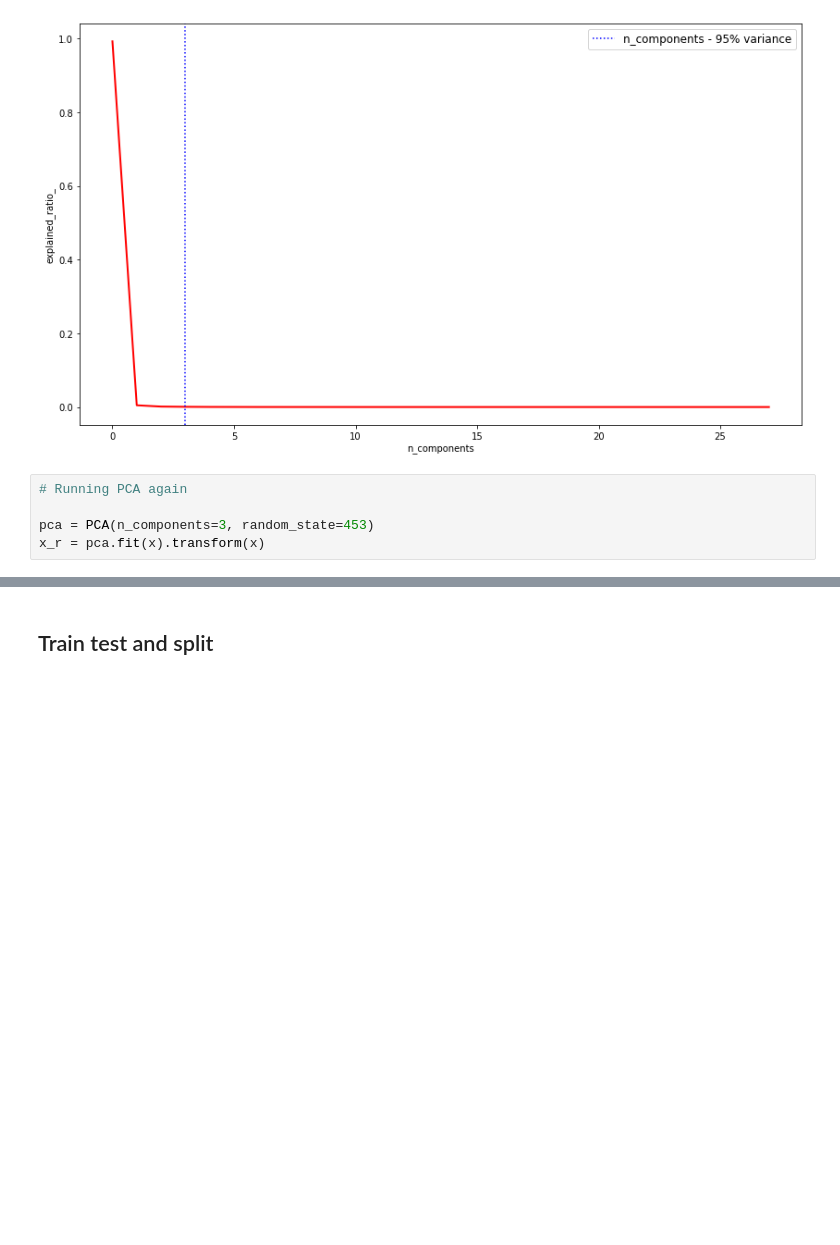
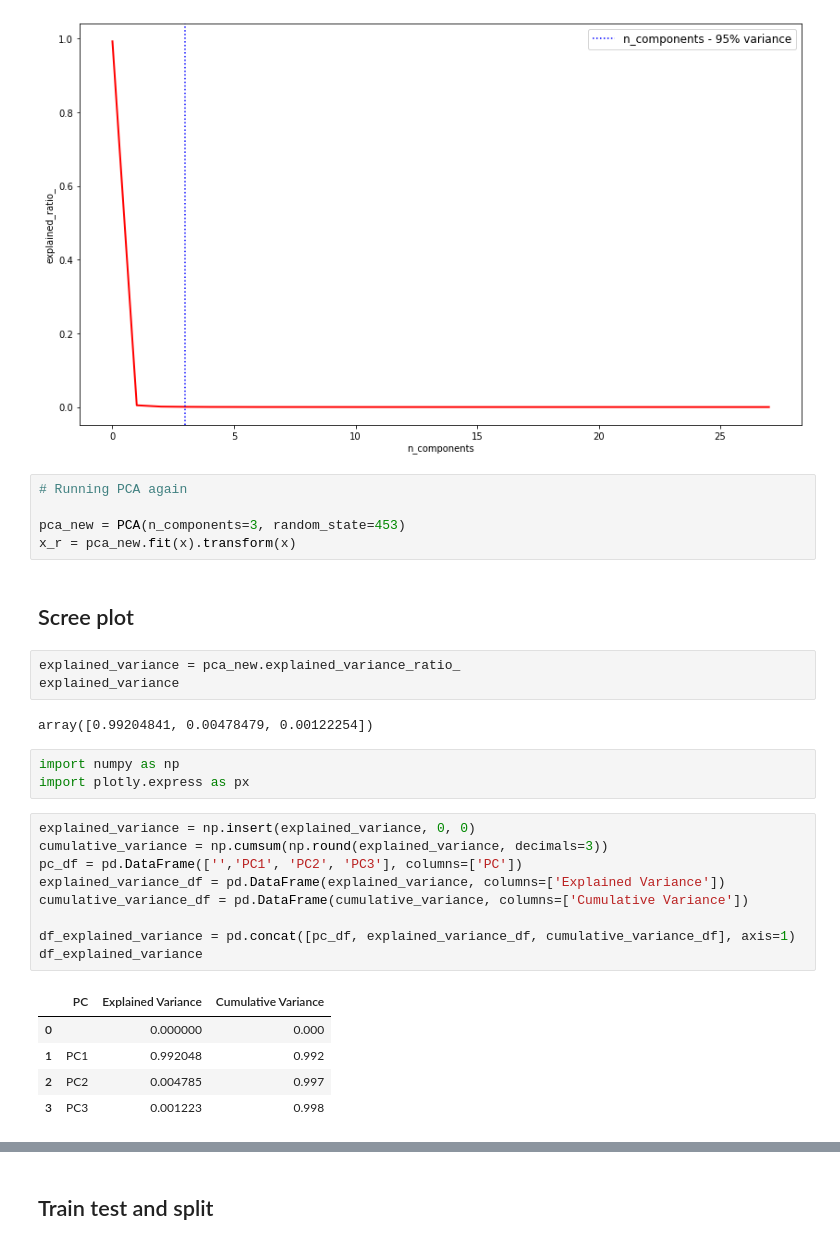
Before and after one commit to marco-milanesi/dynamic-weighing, a Jupyter notebook: Linear_regression.ipynb, the cells around one changed output, grey strips where cells are left out. Drawn from its saved outputs; the diff is of its cells as text; blank space fills up the shorter version.

Commit message:
Scree plot

```diff
--- a/Linear_regression.ipynb
+++ b/Linear_regression.ipynb
@@ -103,5 +103,30 @@ Variance explain with 28 components:  5935.689993207136
 # %%
 # Running PCA again
 
-pca = PCA(n_components=3, random_state=453)
-x_r = pca.fit(x).transform(x)
+pca_new = PCA(n_components=3, random_state=453)
+x_r = pca_new.fit(x).transform(x)
+# %% [markdown]
+## Scree plot
+# %%
+explained_variance = pca_new.explained_variance_ratio_
+explained_variance
+# %% [output]
+array([0.99204841, 0.00478479, 0.00122254])
+# %%
+import numpy as np
+import plotly.express as px
+# %%
+explained_variance = np.insert(explained_variance, 0, 0)
+cumulative_variance = np.cumsum(np.round(explained_variance, decimals=3))
+pc_df = pd.DataFrame(['','PC1', 'PC2', 'PC3'], columns=['PC'])
+explained_variance_df = pd.DataFrame(explained_variance, columns=['Explained Variance'])
+cumulative_variance_df = pd.DataFrame(cumulative_variance, columns=['Cumulative Variance'])
+
+df_explained_variance = pd.concat([pc_df, explained_variance_df, cumulative_variance_df], axis=1)
+df_explained_variance
+# %% [output]
+|  | PC | Explained Variance | Cumulative Variance |
+| 0 |  | 0.000000 | 0.000 |
+| 1 | PC1 | 0.992048 | 0.992 |
+| 2 | PC2 | 0.004785 | 0.997 |
+| 3 | PC3 | 0.001223 | 0.998 |
```
Also changed, not shown: parts of 2 cells of this notebook.
